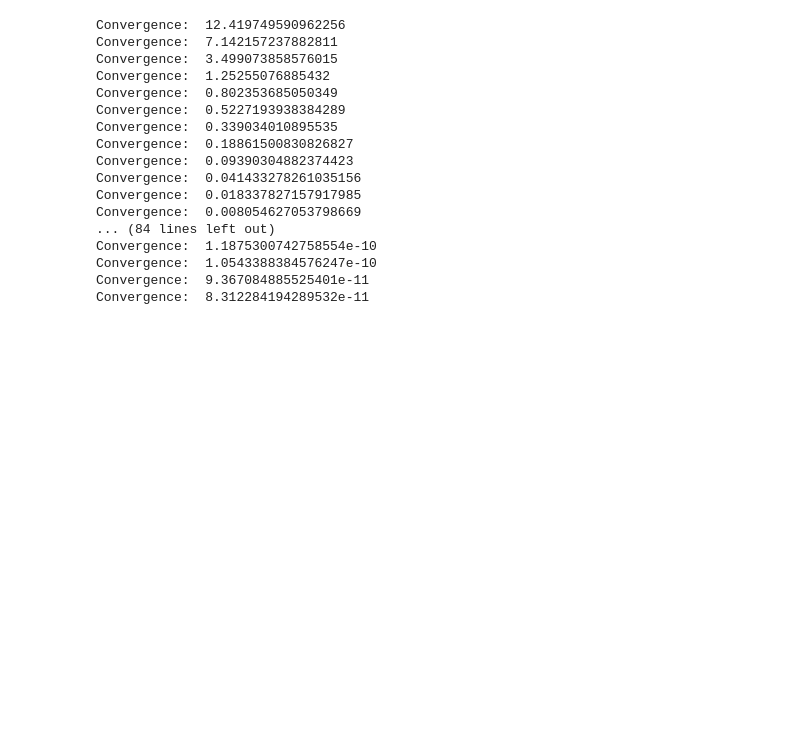
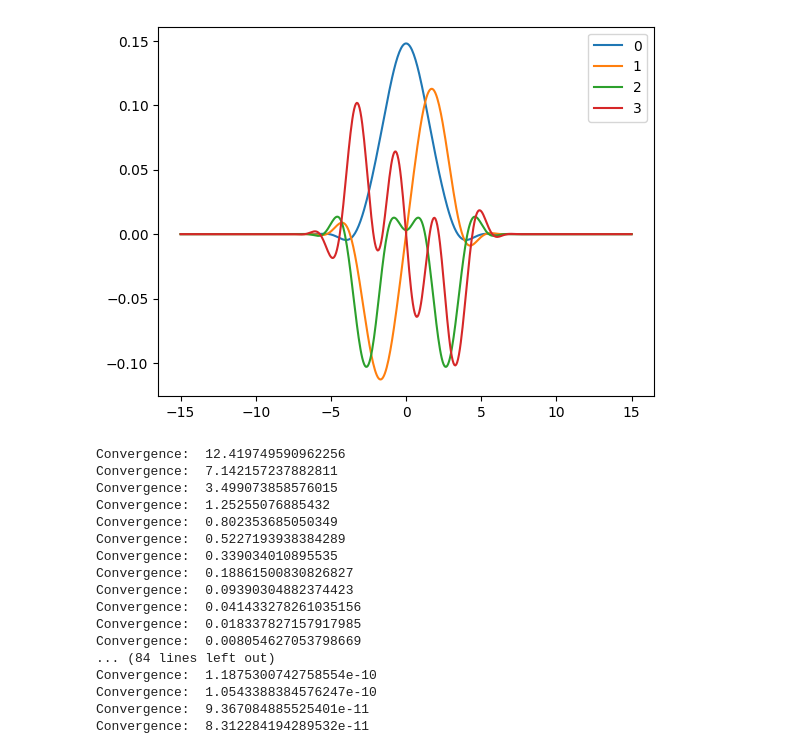
Before and after one commit to ascsn/wavefunction-dimensionality-reduction, a Jupyter notebook: GP.ipynb, the cells around one changed output. Saved outputs shown, nothing was run; the diff lists cells and outputs as text; code cells hidden in the pictures; blank space fills up the shorter version.

```diff
--- a/GP.ipynb
+++ b/GP.ipynb
@@ -99,3 +101,27 @@ plt.show
+# %%
+points = np.linspace(-15, 15, 500)
+#print(len(points))
+
+momentum = 2 * np.pi * np.fft.fftfreq(len(points), dx)
+#print(momentum)
+
+momentum_wf = np.fft.fft(eigvec)
+#print(momentum_wf)
+
+kinetic_factor = np.exp((-1j * h_bar * momentum**2)/ 2*mass)
+momentum_wf *= kinetic_factor
+#print(momentum_wf)
+
+new_eigvec = np.fft.ifft(momentum_wf)
+
+levels = [0, 1, 2, 3]
+
+for level in levels:
+    plt.plot(x,new_eigvec[level]/np.linalg.norm(new_eigvec[level]))
+    plt.legend(['0', '1', '2', '3'])
+#plt.plot(x,getPsi_x(level,alpha)(x)/np.linalg.norm(getPsi_x(level,alpha)(x)))
+# %% [output]
+[figure, added]
 # %%
 x_min = -15.0
 x_max = 15.0
```
Also changed, not shown: parts of 1 cell of this notebook.
